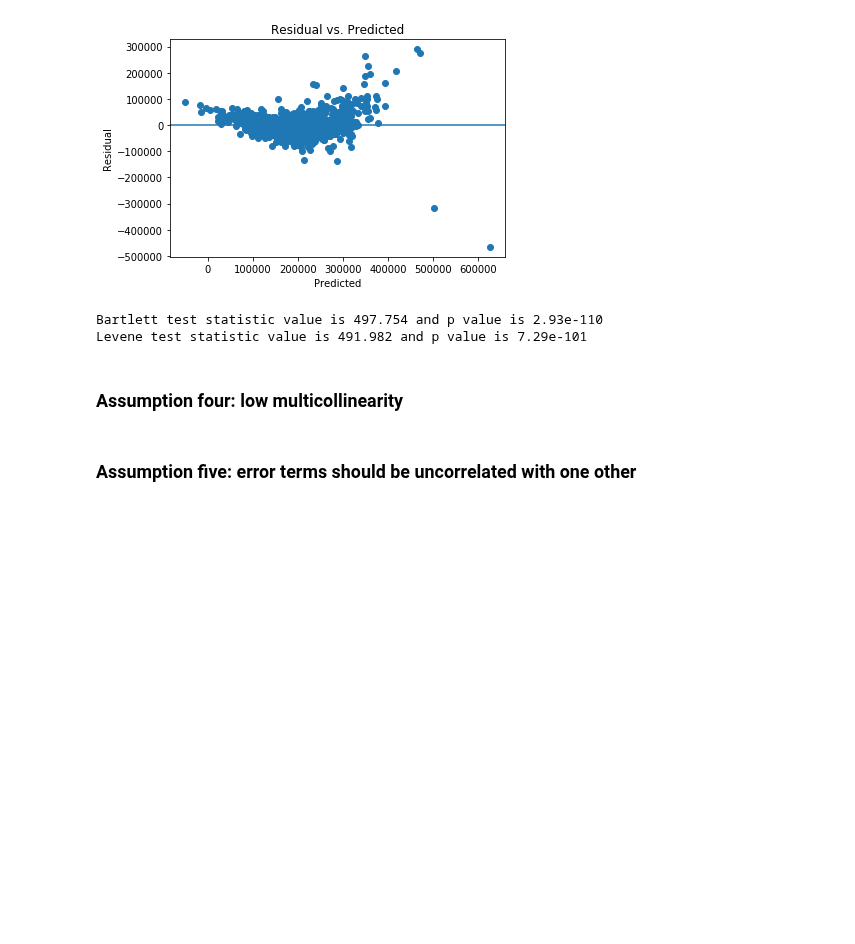
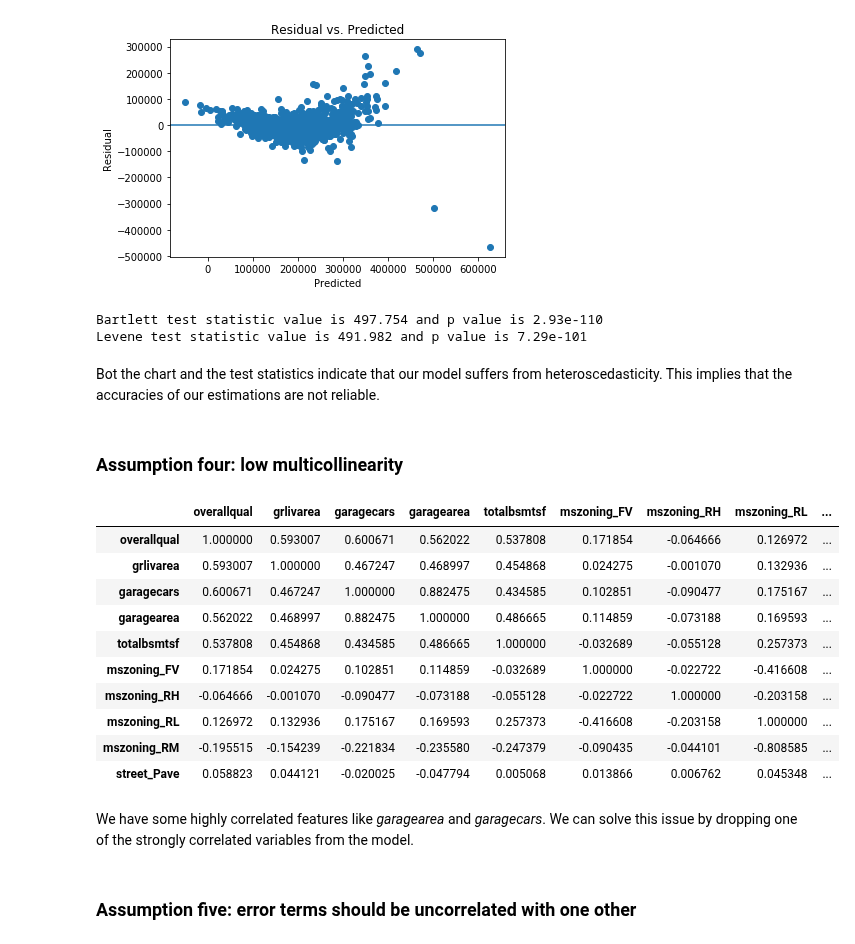
Before and after one commit to Thinkful-Ed/machine-learning-regression-problems, a Jupyter notebook: notebooks/3.solution_assumptions_of_linear_regression.ipynb, the cells around one changed output. Drawn from its saved outputs; the diff is of its cells as text; code cells hidden in the pictures; blank space fills up the shorter version.

```diff
--- a/notebooks/3.solution_assumptions_of_linear_regression.ipynb
+++ b/notebooks/3.solution_assumptions_of_linear_regression.ipynb
@@ -195,8 +226,26 @@ print("Levene test statistic value is {0:3g} and p value is {1:.3g}".format(lev_
 # %% [output]
 Bartlett test statistic value is 497.754 and p value is 2.93e-110
 Levene test statistic value is 491.982 and p value is 7.29e-101
+# %% [markdown]
+Bot the chart and the test statistics indicate that our model suffers from heteroscedasticity. This implies that the accuracies of our estimations are not reliable.
 # %% [markdown]
 ### Assumption four: low multicollinearity
+# %%
+X.corr()
+# %% [output]
+|  | overallqual | grlivarea | garagecars | garagearea | totalbsmtsf | mszoning_FV | mszoning_RH | mszoning_RL | ... |
+| overallqual | 1.000000 | 0.593007 | 0.600671 | 0.562022 | 0.537808 | 0.171854 | -0.064666 | 0.126972 | ... |
+| grlivarea | 0.593007 | 1.000000 | 0.467247 | 0.468997 | 0.454868 | 0.024275 | -0.001070 | 0.132936 | ... |
+| garagecars | 0.600671 | 0.467247 | 1.000000 | 0.882475 | 0.434585 | 0.102851 | -0.090477 | 0.175167 | ... |
+| garagearea | 0.562022 | 0.468997 | 0.882475 | 1.000000 | 0.486665 | 0.114859 | -0.073188 | 0.169593 | ... |
+| totalbsmtsf | 0.537808 | 0.454868 | 0.434585 | 0.486665 | 1.000000 | -0.032689 | -0.055128 | 0.257373 | ... |
+| mszoning_FV | 0.171854 | 0.024275 | 0.102851 | 0.114859 | -0.032689 | 1.000000 | -0.022722 | -0.416608 | ... |
+| mszoning_RH | -0.064666 | -0.001070 | -0.090477 | -0.073188 | -0.055128 | -0.022722 | 1.000000 | -0.203158 | ... |
+| mszoning_RL | 0.126972 | 0.132936 | 0.175167 | 0.169593 | 0.257373 | -0.416608 | -0.203158 | 1.000000 | ... |
+| mszoning_RM | -0.195515 | -0.154239 | -0.221834 | -0.235580 | -0.247379 | -0.090435 | -0.044101 | -0.808585 | ... |
+| street_Pave | 0.058823 | 0.044121 | -0.020025 | -0.047794 | 0.005068 | 0.013866 | 0.006762 | 0.045348 | ... |
+# %% [markdown]
+We have some highly correlated features like *garagearea* and *garagecars*. We can solve this issue by dropping one of the strongly correlated variables from the model.
 # %% [markdown]
 ### Assumption five: error terms should be uncorrelated with one other
 # %%
```
Also changed, not shown: parts of 14 cells of this notebook, 1 other file.
